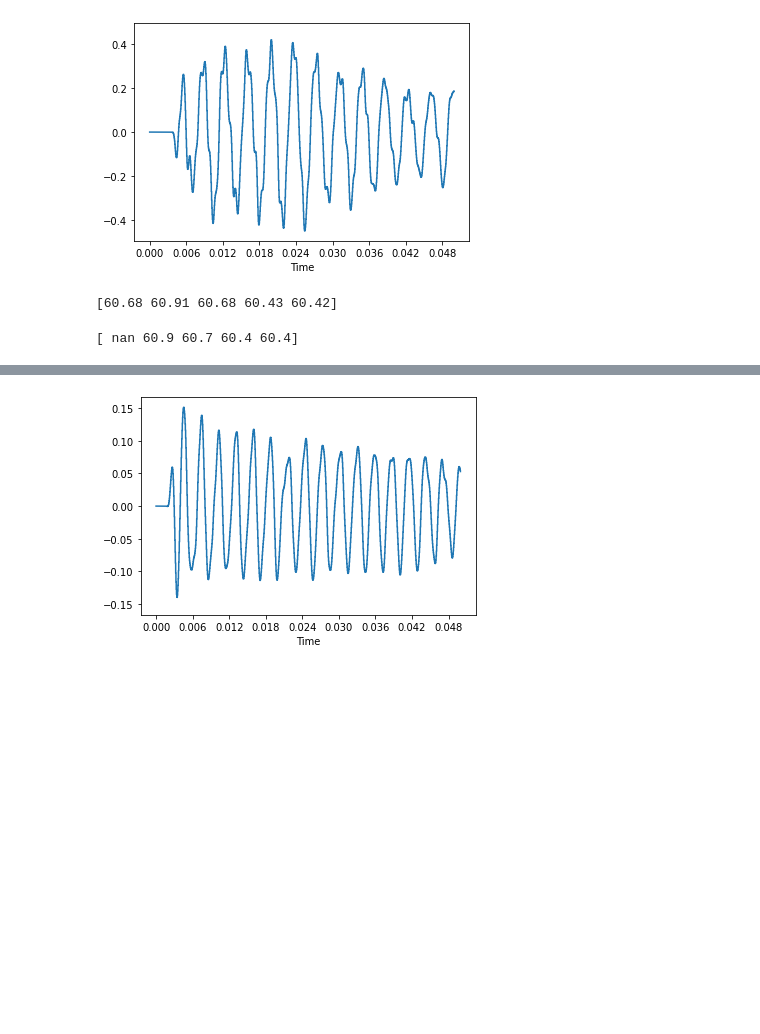
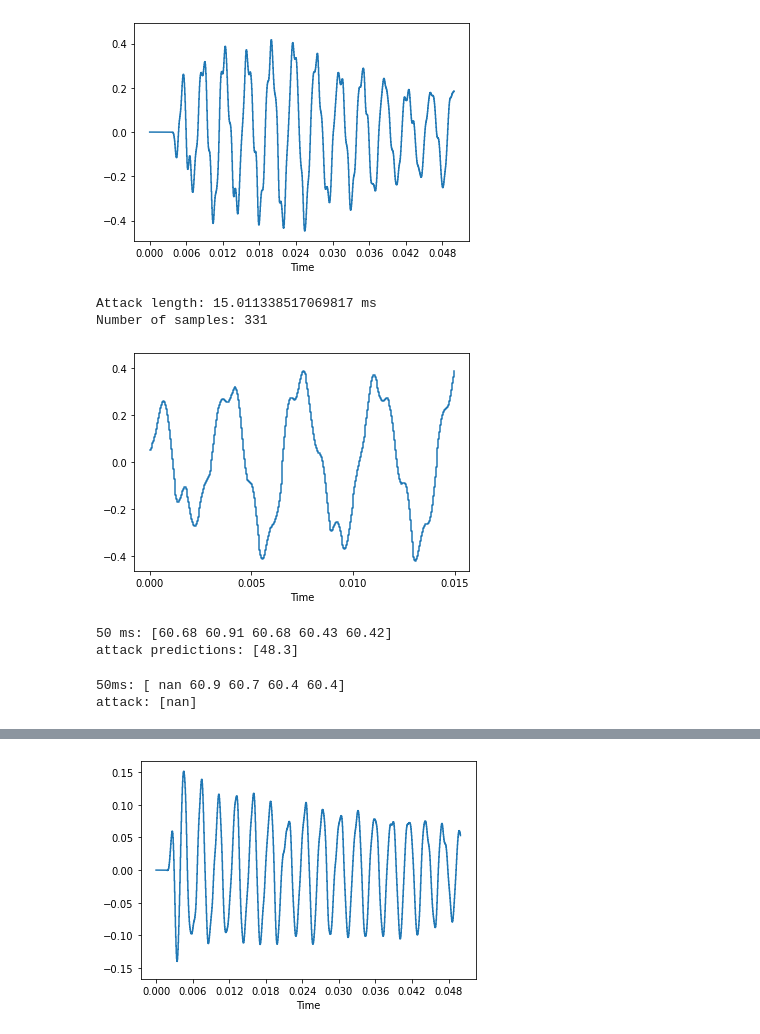
Before and after one commit to malloyca/steelpan-pitch-private, a Jupyter notebook: onset-pitch/steelpan_onset.ipynb, the cells around one changed output, grey strips where cells are left out. Cells and saved outputs as stored; diff of their text form; code cells hidden in the pictures; blank space fills up the shorter version.

Commit message:
Start setting up pyin evaluation

```diff
--- a/onset-pitch/steelpan_onset.ipynb
+++ b/onset-pitch/steelpan_onset.ipynb
@@ -74,5 +79,12 @@ frame_length = 2048
+# %%
+frame_length = 2048
+sr = 22050
+attack_time = es.LogAttackTime(sampleRate=sr, startAttackThreshold=0.1, stopAttackThreshold=0.95)
 # %%
 audio_01, sr = librosa.load('/content/SASSE_48/validation/60_valid_sample_7.wav')
+
+lat, attack_start, attack_stop = attack_time(audio_01)
+start, stop = int(sr * attack_start), int(sr * attack_stop)
 
 #plot first 50 ms
 fig, ax = plt.subplots()
@@ -80,15 +92,39 @@ librosa.display.waveshow(audio_01[:int(0.05*sr)], sr=sr, ax=ax)
 plt.show()
 # %% [output]
 [figure]
+# %%
+print(f"Attack length: {(attack_stop - attack_start) * 1000} ms")
+print(f"Number of samples: {int((attack_stop - attack_start)*sr)}")
+fig, ax = plt.subplots()
+librosa.display.waveshow(audio_01[int(attack_start * sr) : int(attack_stop * sr)])
+plt.show()
+# %% [output]
+Attack length: 15.011338517069817 ms
+Number of samples: 331
+[figure, added]
 # %%
-yin_out = librosa.yin(audio_01[:frame_length], fmin=librosa.note_to_hz('C2'), fmax=librosa.note_to_hz('C7'))
+audio = audio_01
+
+yin_out = librosa.yin(audio[:frame_length], fmin=librosa.note_to_hz('C2'), fmax=librosa.note_to_hz('C7'))
 yin_out = librosa.hz_to_midi(yin_out)
-print(np.round(yin_out,2))
+print(f"50 ms: {np.round(yin_out,2)}")
+
+yin_out = librosa.yin(audio[start:stop], fmin=librosa.note_to_hz('C2'), fmax=librosa.note_to_hz('C7'))
+yin_out = librosa.hz_to_midi(yin_out)
+print(f"attack predictions: {np.round(yin_out, 2)}")
 # %% [output]
-[60.68 60.91 60.68 60.43 60.42]
+50 ms: [60.68 60.91 60.68 60.43 60.42]
+attack predictions: [48.3]
 # %%
-pyin_out, _, _ = librosa.pyin(audio_01[:frame_length], fmin=librosa.note_to_hz('C2'), fmax=librosa.note_to_hz('C7'))
+audio = audio_01
+
+pyin_out, _, _ = librosa.pyin(audio[:frame_length], fmin=librosa.note_to_hz('C2'), fmax=librosa.note_to_hz('C7'))
 pyin_out = librosa.hz_to_midi(pyin_out)
-print(pyin_out)
+print(f"50ms: {pyin_out}")
+
+pyin_out, _, _ = librosa.pyin(audio[start:stop], fmin=librosa.note_to_hz('C2'), fmax=librosa.note_to_hz('C7'))
+pyin_out = librosa.hz_to_midi(pyin_out)
+print(f"attack: {pyin_out}")
 # %% [output]
-[ nan 60.9 60.7 60.4 60.4]
+50ms: [ nan 60.9 60.7 60.4 60.4]
+attack: [nan]
```
Also changed, not shown: parts of 15 cells of this notebook.
